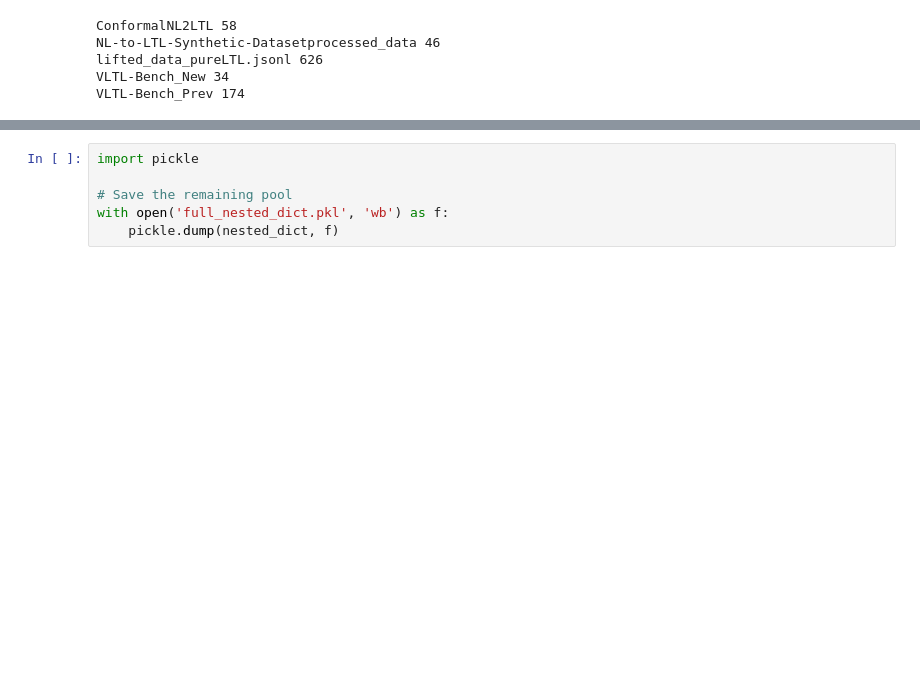
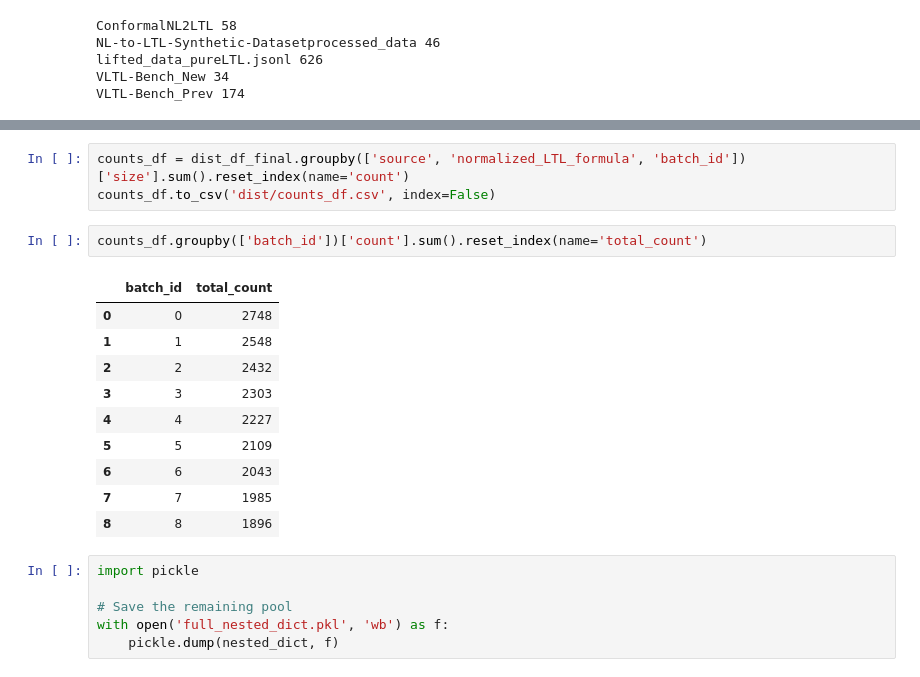
Before and after one commit to AndrewSolymos/Mutation, a Jupyter notebook: sampling.ipynb, the cells around one changed output, grey strips where cells are left out. Drawn from its saved outputs; the diff is of its cells as text; blank space fills up the shorter version.

```diff
--- a/sampling.ipynb
+++ b/sampling.ipynb
@@ -177,3 +331,19 @@ VLTL-Bench_Prev 174
+# %%
+counts_df = dist_df_final.groupby(['source', 'normalized_LTL_formula', 'batch_id'])['size'].sum().reset_index(name='count')
+counts_df.to_csv('dist/counts_df.csv', index=False)
+# %%
+counts_df.groupby(['batch_id'])['count'].sum().reset_index(name='total_count')
+# %% [output]
+|  | batch_id | total_count |
+| 0 | 0 | 2748 |
+| 1 | 1 | 2548 |
+| 2 | 2 | 2432 |
+| 3 | 3 | 2303 |
+| 4 | 4 | 2227 |
+| 5 | 5 | 2109 |
+| 6 | 6 | 2043 |
+| 7 | 7 | 1985 |
+| 8 | 8 | 1896 |
 # %%
 import pickle
 
```
Also changed, not shown: parts of 12 cells of this notebook, 7 other files.
